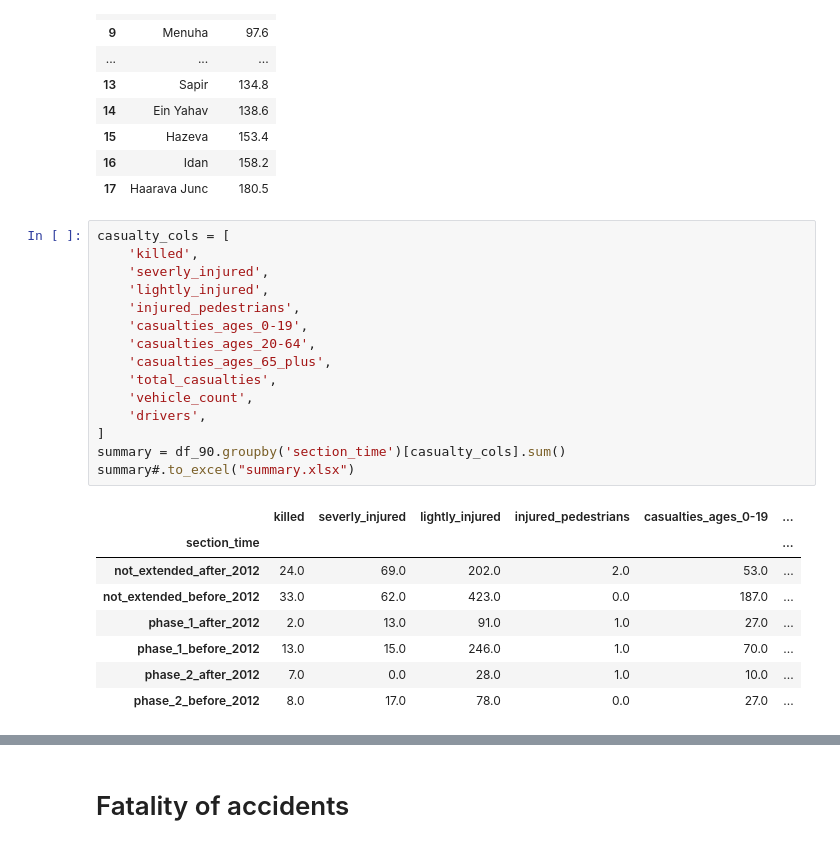
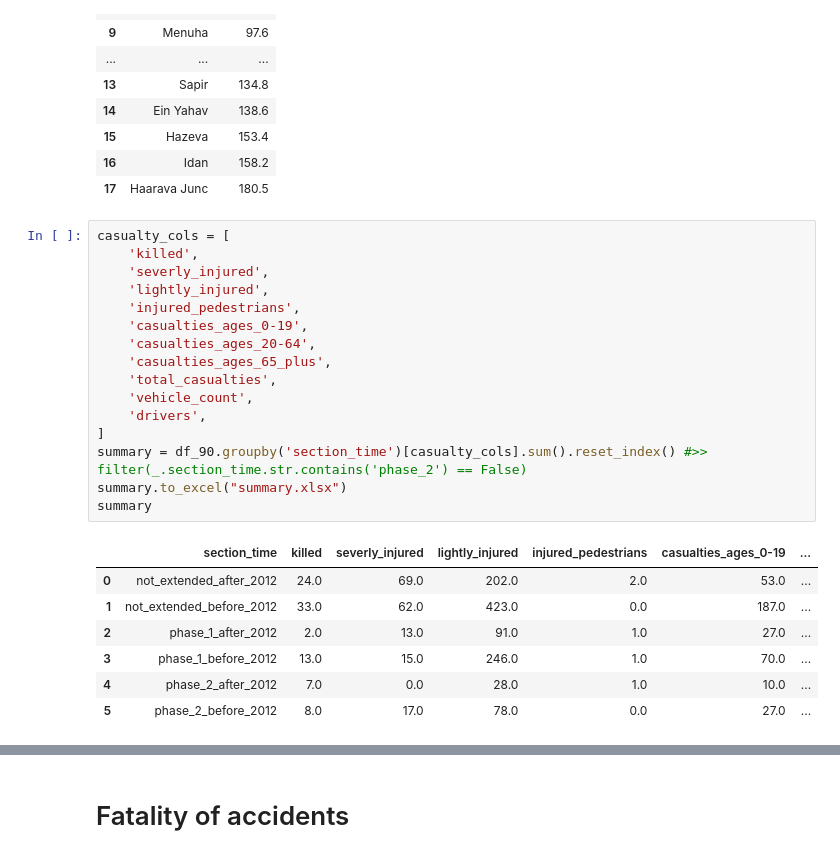
Before and after one commit to omrihar/k90, a Jupyter notebook: notebooks/summary_statistics.ipynb, the cells around one changed output, grey strips where cells are left out. Cells and saved outputs as stored; diff of their text form.

```diff
--- a/notebooks/summary_statistics.ipynb
+++ b/notebooks/summary_statistics.ipynb
@@ -56,24 +56,24 @@ junctions
 # %%
 casualty_cols = [
     'killed',
     'severly_injured',
     'lightly_injured',
     'injured_pedestrians',
     'casualties_ages_0-19',
     'casualties_ages_20-64',
     'casualties_ages_65_plus',
     'total_casualties',
     'vehicle_count',
     'drivers',
 ]
-summary = df_90.groupby('section_time')[casualty_cols].sum()
-summary#.to_excel("summary.xlsx")
+summary = df_90.groupby('section_time')[casualty_cols].sum().reset_index() #>> filter(_.section_time.str.contains('phase_2') == False)
+summary.to_excel("summary.xlsx")
+summary
 # %% [output]
-|  | killed | severly_injured | lightly_injured | injured_pedestrians | casualties_ages_0-19 | ... |
-| section_time |  |  |  |  |  | ... |
-| not_extended_after_2012 | 24.0 | 69.0 | 202.0 | 2.0 | 53.0 | ... |
-| not_extended_before_2012 | 33.0 | 62.0 | 423.0 | 0.0 | 187.0 | ... |
-| phase_1_after_2012 | 2.0 | 13.0 | 91.0 | 1.0 | 27.0 | ... |
-| phase_1_before_2012 | 13.0 | 15.0 | 246.0 | 1.0 | 70.0 | ... |
-| phase_2_after_2012 | 7.0 | 0.0 | 28.0 | 1.0 | 10.0 | ... |
-| phase_2_before_2012 | 8.0 | 17.0 | 78.0 | 0.0 | 27.0 | ... |
+|  | section_time | killed | severly_injured | lightly_injured | injured_pedestrians | casualties_ages_0-19 | ... |
+| 0 | not_extended_after_2012 | 24.0 | 69.0 | 202.0 | 2.0 | 53.0 | ... |
+| 1 | not_extended_before_2012 | 33.0 | 62.0 | 423.0 | 0.0 | 187.0 | ... |
+| 2 | phase_1_after_2012 | 2.0 | 13.0 | 91.0 | 1.0 | 27.0 | ... |
+| 3 | phase_1_before_2012 | 13.0 | 15.0 | 246.0 | 1.0 | 70.0 | ... |
+| 4 | phase_2_after_2012 | 7.0 | 0.0 | 28.0 | 1.0 | 10.0 | ... |
+| 5 | phase_2_before_2012 | 8.0 | 17.0 | 78.0 | 0.0 | 27.0 | ... |
```
Also changed, not shown: parts of 21 cells of this notebook, 8 other files.
